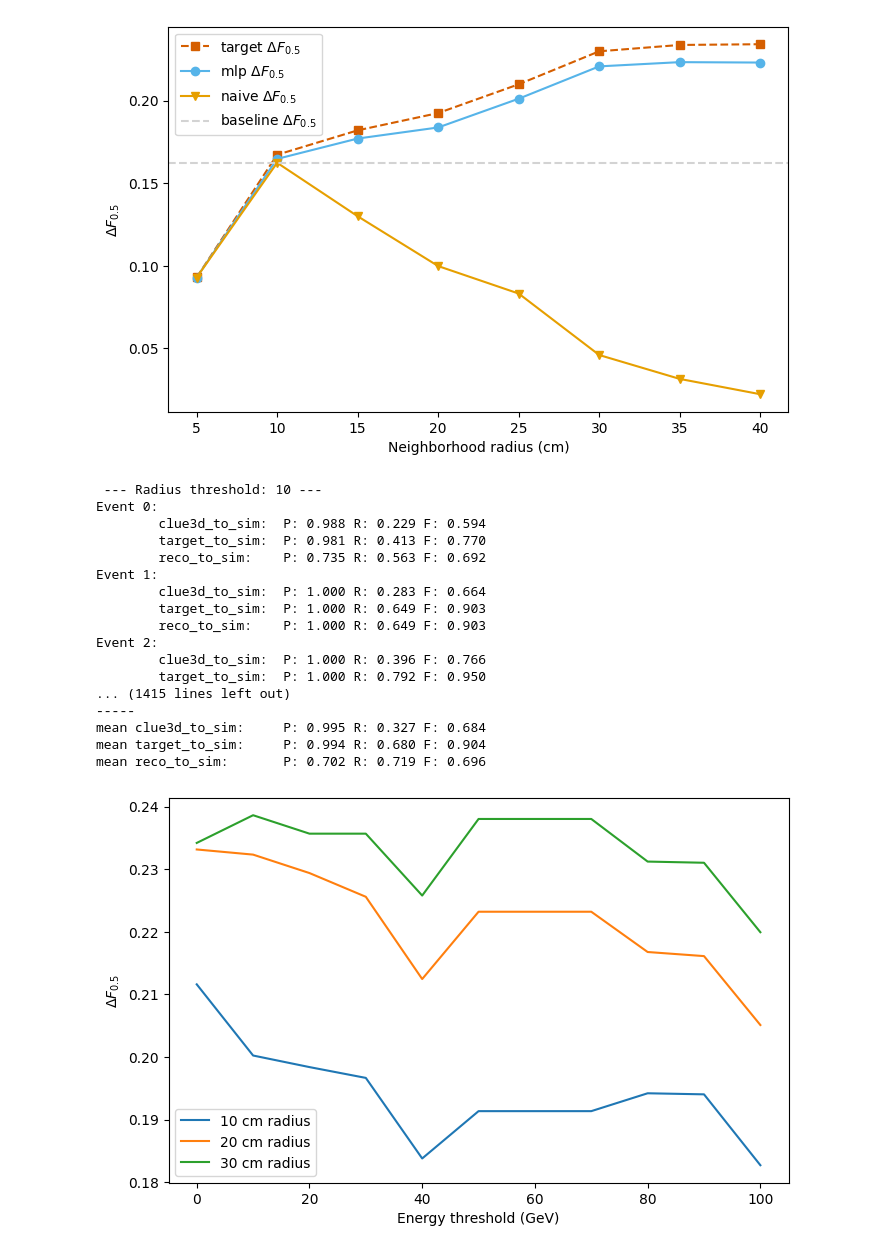
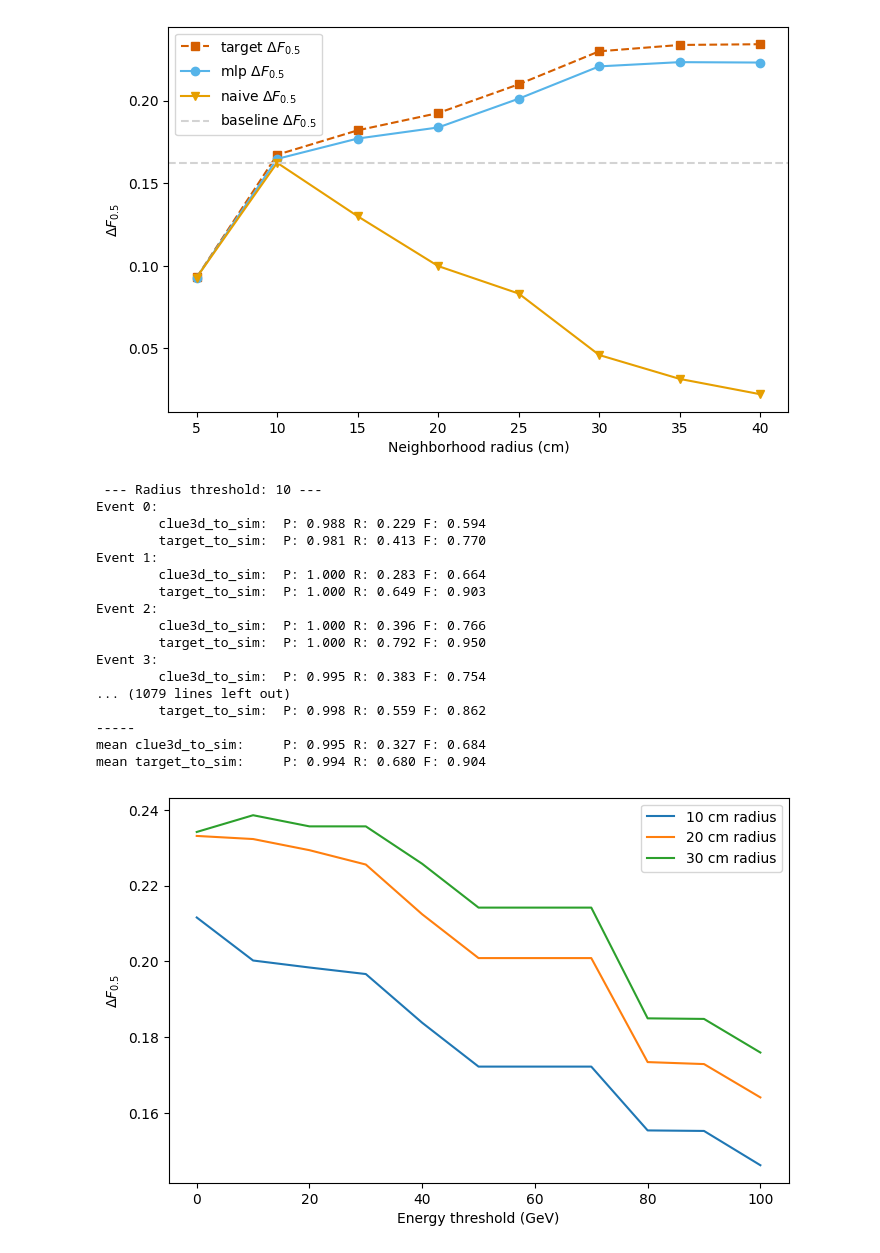
Before and after one commit to edcuba/TICLHack22_PatternReco, a Jupyter notebook: 7.model_mlp_pairwise.close-by-two-pion.ipynb, the cells around one changed output. Saved outputs shown, nothing was run; the diff lists cells and outputs as text; code cells hidden in the pictures.

Commit message:
Fix averaging and simplify eval

```diff
--- a/7.model_mlp_pairwise.close-by-two-pion.ipynb
+++ b/7.model_mlp_pairwise.close-by-two-pion.ipynb
@@ -199,9 +190,12 @@ clue3D_F = []
 target_F = []
 naive_reco_F = []
 model_reco_F = []
+
+max_events = 20
+
 for r in r_ranges:
     print(f" --- Radius threshold: {r} ---")
-    result = pairwise_model_evaluation(
+    result = model_evaluation(
         cluster_data,
         trackster_data,
         simtrackster_data,
@@ -209,15 +203,15 @@ for r in r_ranges:
         DummyPleaser(),
         decision_th=0.5,
         radius=r,
-        max_events=20,
+        max_events=max_events,
         reco_to_target=False,
         bigT_e_th=75,
     )
-    clue3D_F.append(np.mean(np.array(result["clue3d_to_sim"])[:,2]))
-    target_F.append(np.mean(np.array(result["target_to_sim"])[:,2]))
-    naive_reco_F.append(np.mean(np.array(result["reco_to_sim"])[:,2]))
+    clue3D_F.append(np.sum(np.array(result["clue3d_to_sim"])[:,2]) / max_events)
+    target_F.append(np.sum(np.array(result["target_to_sim"])[:,2]) / max_events)
+    naive_reco_F.append(np.sum(np.array(result["reco_to_sim"])[:,2]) / max_events)
 
-    result = pairwise_model_evaluation(
+    result = model_evaluation(
         cluster_data,
         trackster_data,
         simtrackster_data,
@@ -229,7 +223,7 @@ for r in r_ranges:
         reco_to_target=False,
         bigT_e_th=75,
     )
-    model_reco_F.append(np.mean(np.array(result["reco_to_sim"])[:,2]))
+    model_reco_F.append(np.sum(np.array(result["reco_to_sim"])[:,2]) / max_events)
 # %% [output]
  --- Radius threshold: 35 ---
 Event 0:
@@ -276,12 +270,14 @@ eth_ranges = range(0, 110, 10)
 r_ranges = range(10, 40, 10)
 eth_results = []
 
+max_events = 10
+
 for r in r_ranges:
     _clue3D_F = []
     _target_F = []
     for eth in eth_ranges:
-        print(f" --- Radius threshold: {r} ---")
-        result = pairwise_model_evaluation(
+        print(f" --- Radius threshold: {r} | Eth: {eth} ---")
+        result = model_evaluation(
             cluster_data,
             trackster_data,
             simtrackster_data,
@@ -289,43 +285,44 @@ for r in r_ranges:
             DummyPleaser(),
             decision_th=0.5,
             radius=r,
-            max_events=10,
-            reco_to_target=False,
+            max_events=max_events,
             bigT_e_th=eth,
+            reco_eval=False
+
         )
-        _clue3D_F.append(np.mean(np.array(result["clue3d_to_sim"])[:,2]))
-        _target_F.append(np.mean(np.array(result["target_to_sim"])[:,2]))
+        _clue3D_F.append(np.sum(np.array(result["clue3d_to_sim"])[:,2]) / max_events)
+        _target_F.append(np.sum(np.array(result["target_to_sim"])[:,2]) / max_events)
     eth_results.append(np.array(_target_F) - np.array(_clue3D_F))
 # %% [output]
  --- Radius threshold: 10 ---
 Event 0:
         clue3d_to_sim:  P: 0.988 R: 0.229 F: 0.594
         target_to_sim:  P: 0.981 R: 0.413 F: 0.770
-        reco_to_sim:    P: 0.735 R: 0.563 F: 0.692
 Event 1:
         clue3d_to_sim:  P: 1.000 R: 0.283 F: 0.664
         target_to_sim:  P: 1.000 R: 0.649 F: 0.903
-        reco_to_sim:    P: 1.000 R: 0.649 F: 0.903
 Event 2:
         clue3d_to_sim:  P: 1.000 R: 0.396 F: 0.766
         target_to_sim:  P: 1.000 R: 0.792 F: 0.950
-... (1415 lines left out)
+Event 3:
+        clue3d_to_sim:  P: 0.995 R: 0.383 F: 0.754
+... (1079 lines left out)
+        target_to_sim:  P: 0.998 R: 0.559 F: 0.862
 -----
 mean clue3d_to_sim:     P: 0.995 R: 0.327 F: 0.684
 mean target_to_sim:     P: 0.994 R: 0.680 F: 0.904
-mean reco_to_sim:       P: 0.702 R: 0.719 F: 0.696
 # %%
 fig = plt.figure(figsize=(8, 5))
 ax = fig.add_subplot(111)
 
-for r, res in zip(r_ranges[:3], eth_results[:3]):
+for r, res in zip(r_ranges, eth_results):
     ax.plot(eth_ranges, res, label=f"{r} cm radius")
 
 ax.legend()
 ax.set_xlabel("Energy threshold (GeV)")
 ax.set_ylabel("$\Delta F_{0.5}$")
 
 fig.savefig('export/two-pions-energy-plot.png', dpi=300, bbox_inches='tight', transparent=True)
 plt.show()
 # %% [output]
-[figure, old version]
+[figure, new version]
```
Also changed, not shown: parts of 5 cells of this notebook, 10 other files.
